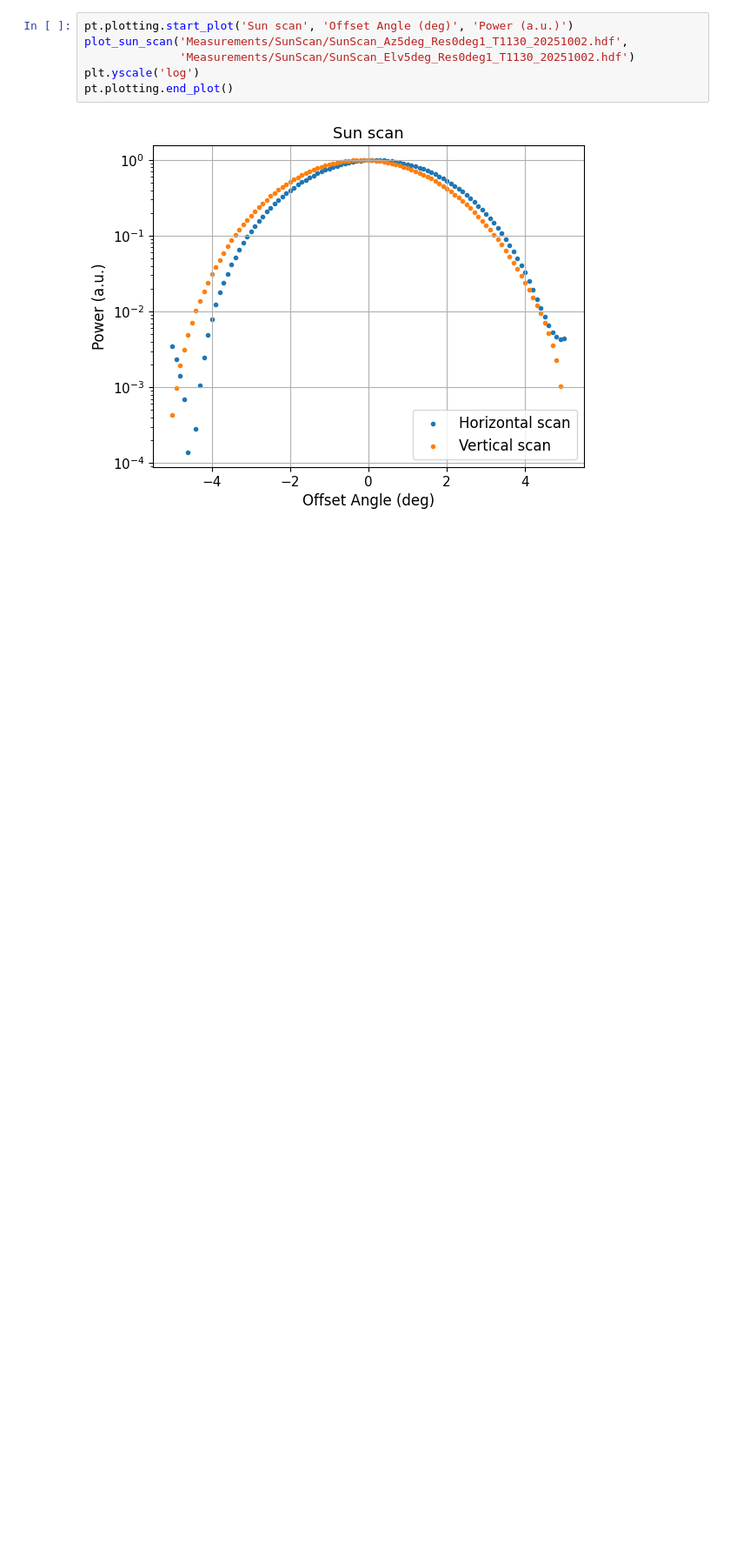
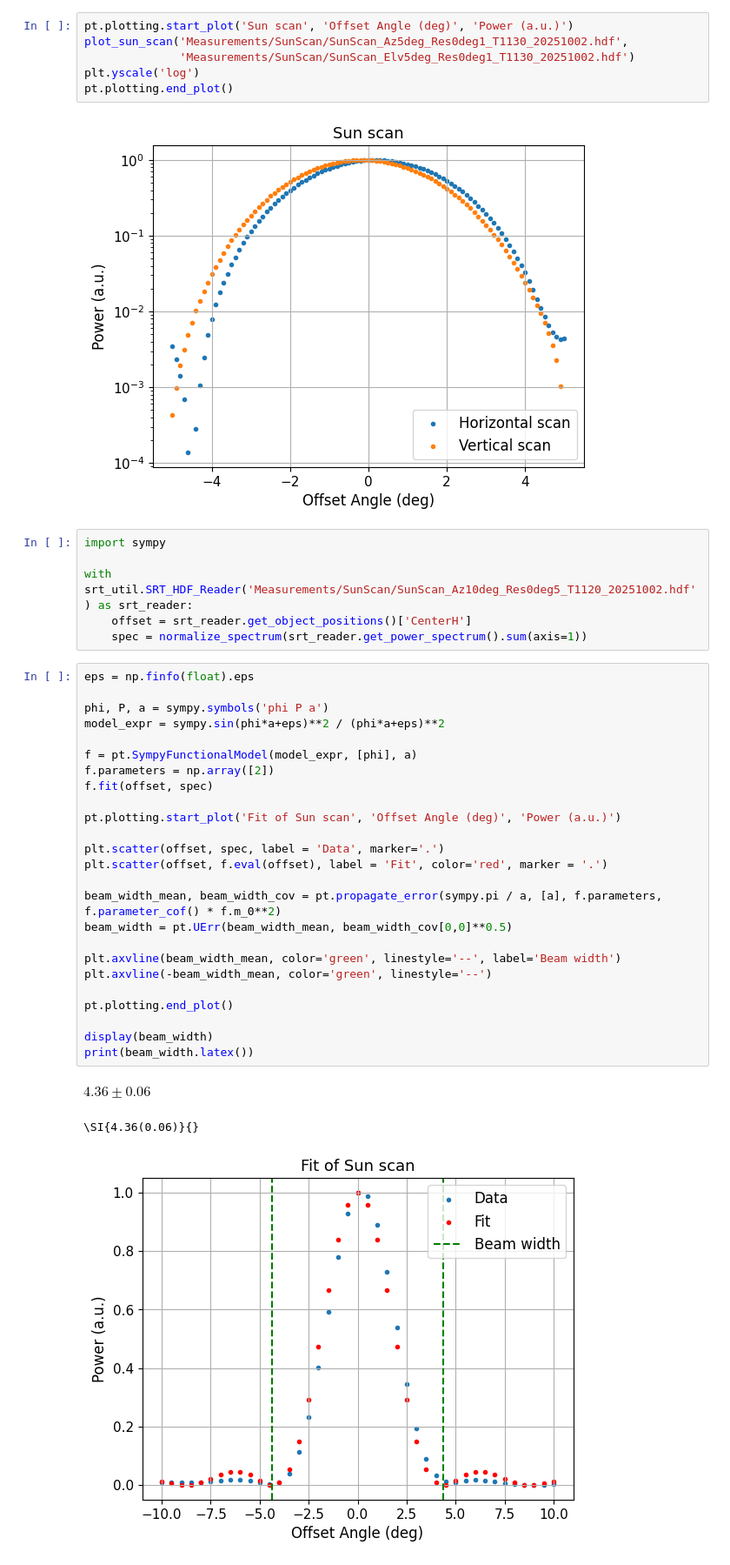
Before and after one commit to SecretGmG/lab, a Jupyter notebook: srt/sun_scan.ipynb, the cells around one changed output. Shown at 87% size. Cells and saved outputs as stored; diff of their text form; blank space fills up the shorter version.

```diff
--- a/srt/sun_scan.ipynb
+++ b/srt/sun_scan.ipynb
@@ -51,3 +51,38 @@ plt.yscale('log')
 pt.plotting.end_plot()
 # %% [output]
 [figure]
+# %%
+import sympy
+
+with srt_util.SRT_HDF_Reader('Measurements/SunScan/SunScan_Az10deg_Res0deg5_T1120_20251002.hdf') as srt_reader:
+    offset = srt_reader.get_object_positions()['CenterH']
+    spec = normalize_spectrum(srt_reader.get_power_spectrum().sum(axis=1))
+# %%
+eps = np.finfo(float).eps
+
+phi, P, a = sympy.symbols('phi P a')
+model_expr = sympy.sin(phi*a+eps)**2 / (phi*a+eps)**2
+
+f = pt.SympyFunctionalModel(model_expr, [phi], a)
+f.parameters = np.array([2])
+f.fit(offset, spec)
+
+pt.plotting.start_plot('Fit of Sun scan', 'Offset Angle (deg)', 'Power (a.u.)')
+
+plt.scatter(offset, spec, label = 'Data', marker='.')
+plt.scatter(offset, f.eval(offset), label = 'Fit', color='red', marker = '.')
+
+beam_width_mean, beam_width_cov = pt.propagate_error(sympy.pi / a, [a], f.parameters, f.parameter_cof() * f.m_0**2)
+beam_width = pt.UErr(beam_width_mean, beam_width_cov[0,0]**0.5)
+
+plt.axvline(beam_width_mean, color='green', linestyle='--', label='Beam width')
+plt.axvline(-beam_width_mean, color='green', linestyle='--')
+
+pt.plotting.end_plot()
+
+display(beam_width)
+print(beam_width.latex())
+# %% [output]
+$4.36 \pm 0.06$
+\SI{4.36(0.06)}{}
+[figure, added]
```
Also changed, not shown: parts of 2 cells of this notebook, 2 other files.
